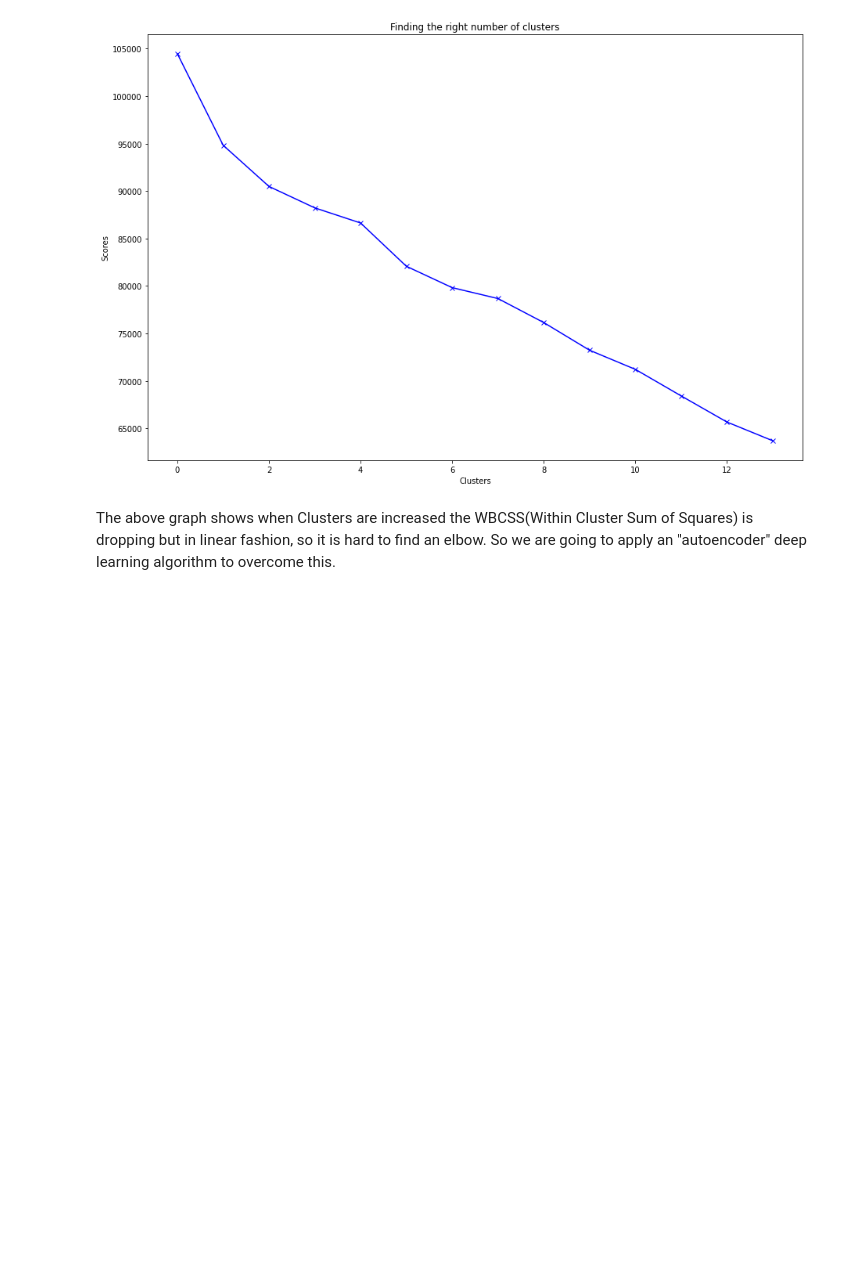
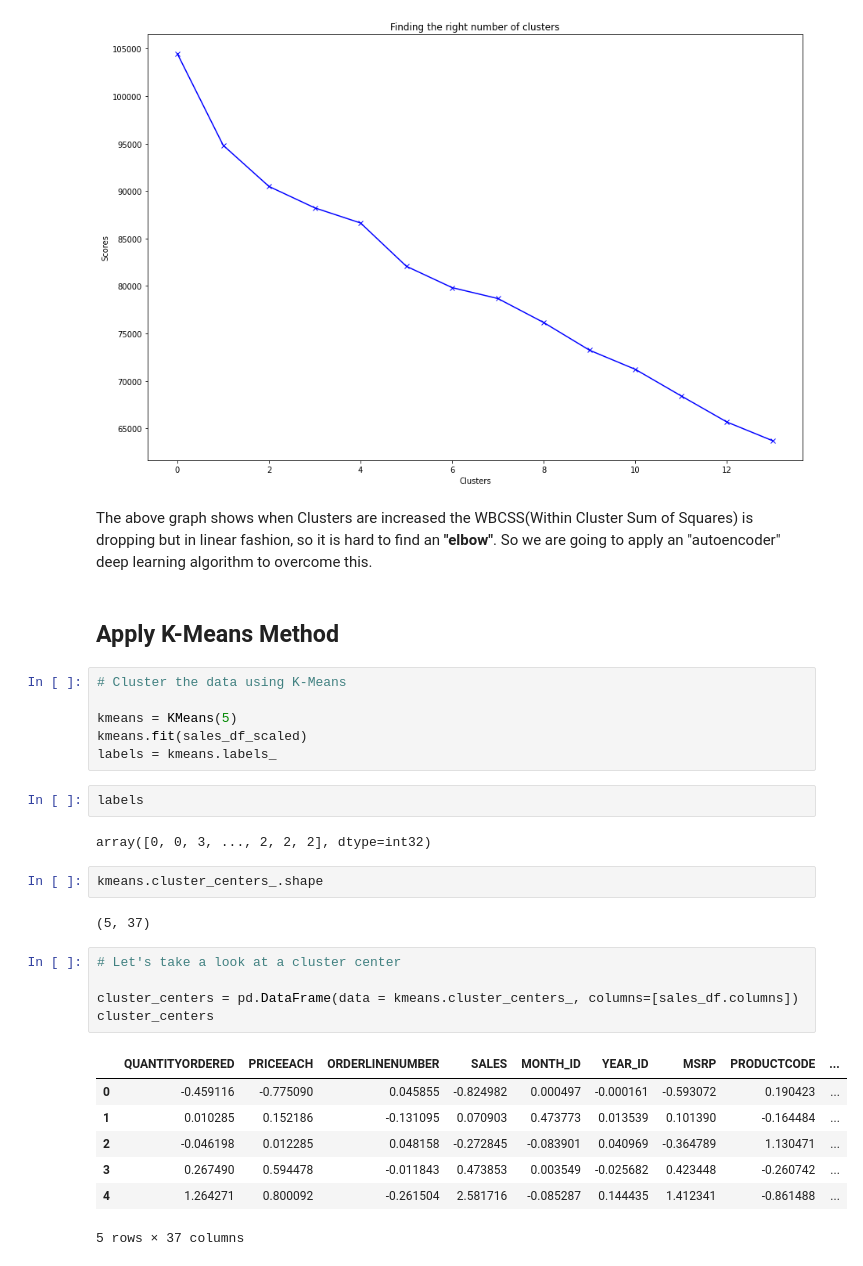
Before and after one commit to Priyo-prog/Artificial-Intelligence-Projects, a Jupyter notebook: AI in Marketing/marketing_ai.ipynb, the cells around one changed output. Saved outputs shown, nothing was run; the diff lists cells and outputs as text; blank space fills up the shorter version.

```diff
--- a/AI in Marketing/marketing_ai.ipynb
+++ b/AI in Marketing/marketing_ai.ipynb
@@ -519,4 +519,33 @@ plt.show()
 # %% [output]
 [figure]
 # %% [markdown]
-The above graph shows when Clusters are increased the WBCSS(Within Cluster Sum of Squares) is dropping but in linear fashion, so it is hard to find an elbow. So we are going to apply an "autoencoder" deep learning algorithm to overcome this.
+The above graph shows when Clusters are increased the WBCSS(Within Cluster Sum of Squares) is dropping but in linear fashion, so it is hard to find an **"elbow"**. So we are going to apply an "autoencoder" deep learning algorithm to overcome this.
+# %% [markdown]
+## **Apply K-Means Method**
+# %%
+# Cluster the data using K-Means
+
+kmeans = KMeans(5)
+kmeans.fit(sales_df_scaled)
+labels = kmeans.labels_
+# %%
+labels
+# %% [output]
+array([0, 0, 3, ..., 2, 2, 2], dtype=int32)
+# %%
+kmeans.cluster_centers_.shape
+# %% [output]
+(5, 37)
+# %%
+# Let's take a look at a cluster center
+
+cluster_centers = pd.DataFrame(data = kmeans.cluster_centers_, columns=[sales_df.columns])
+cluster_centers
+# %% [output]
+|  | QUANTITYORDERED | PRICEEACH | ORDERLINENUMBER | SALES | MONTH_ID | YEAR_ID | MSRP | PRODUCTCODE | ... |
+| 0 | -0.459116 | -0.775090 | 0.045855 | -0.824982 | 0.000497 | -0.000161 | -0.593072 | 0.190423 | ... |
+| 1 | 0.010285 | 0.152186 | -0.131095 | 0.070903 | 0.473773 | 0.013539 | 0.101390 | -0.164484 | ... |
+| 2 | -0.046198 | 0.012285 | 0.048158 | -0.272845 | -0.083901 | 0.040969 | -0.364789 | 1.130471 | ... |
+| 3 | 0.267490 | 0.594478 | -0.011843 | 0.473853 | 0.003549 | -0.025682 | 0.423448 | -0.260742 | ... |
+| 4 | 1.264271 | 0.800092 | -0.261504 | 2.581716 | -0.085287 | 0.144435 | 1.412341 | -0.861488 | ... |
+5 rows × 37 columns
```
